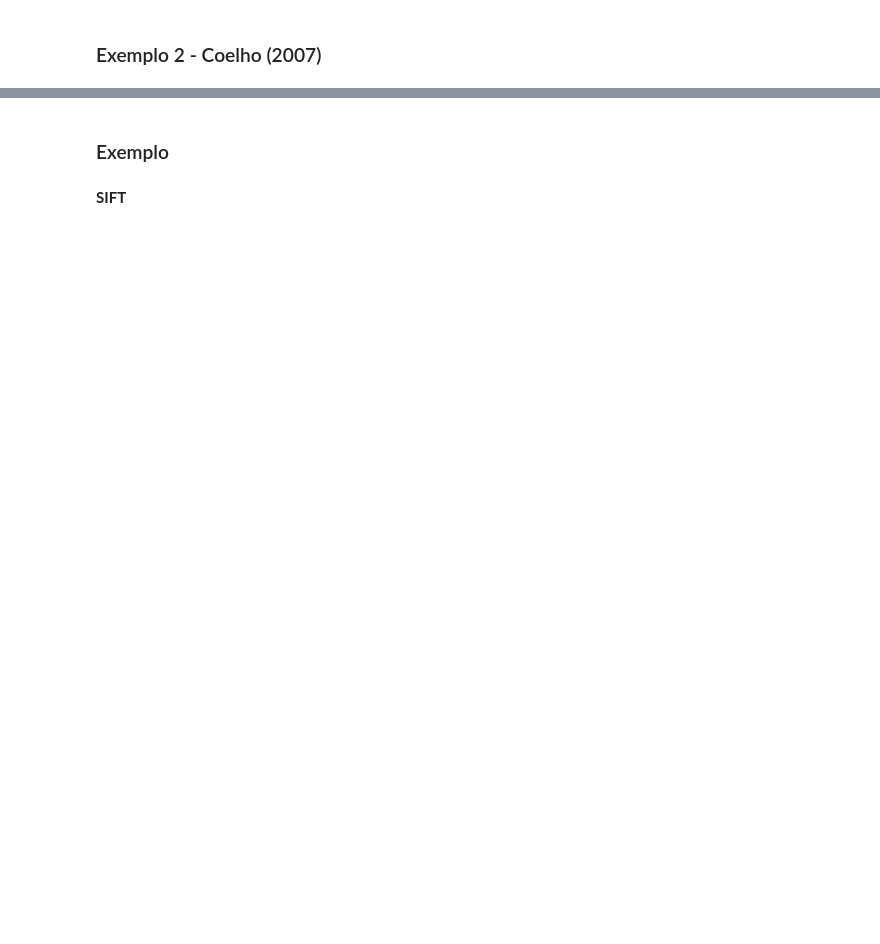
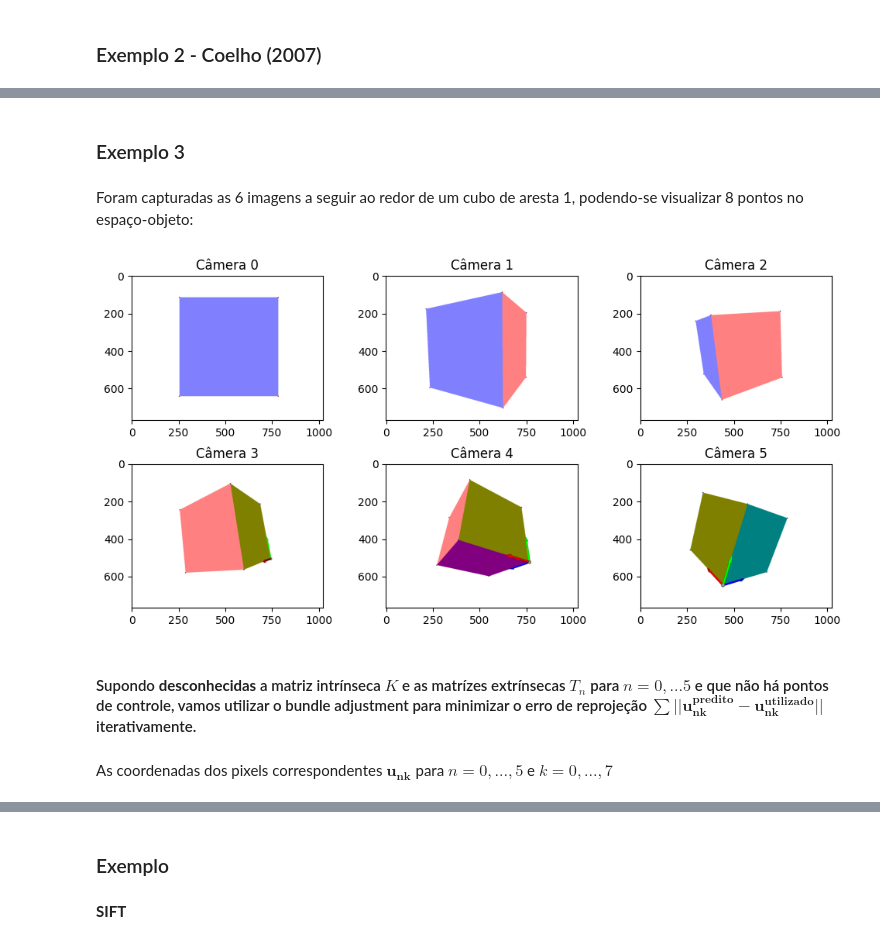
Before and after one commit to HumbertoDiego/SFMTools, a Jupyter notebook: fototriangulação_BundleAdjustment.ipynb, the cells around one changed output, grey strips where cells are left out. Drawn from its saved outputs; the diff is of its cells as text; code cells hidden in the pictures; blank space fills up the shorter version.

```diff
--- a/fototriangulação_BundleAdjustment.ipynb
+++ b/fototriangulação_BundleAdjustment.ipynb
@@ -400,0 +380,33 @@ A matriz das derivadas parciais $A$ seria do formato $(2NO \times 4+6N+3M) = (2*
+# %% [markdown]
+### Exemplo 3
+# %% [markdown]
+Foram capturadas as 6 imagens a seguir ao redor de um cubo de aresta 1, podendo-se visualizar 8 pontos no espaço-objeto:
+# %%
+import matplotlib.pyplot as plt
+import matplotlib.image as mpimg
+
+# Load the images
+img = []
+for i in range(1,7):
+    img.append(mpimg.imread(f'aux_data/CuboCaptrue{i}.png'))
+
+# Create a figure and a set of subplots
+fig, axes = plt.subplots(2, 3, figsize=(10, 5))
+
+# Display images
+c = 0
+for i in range(0,2): # linha
+    for k in range(0,3): # #coluna
+        axes[i][k].imshow(img[c])
+        axes[i][k].set_title(f'Câmera {c}')
+        c+=1
+
+# Adjust layout
+plt.tight_layout()
+plt.show()
+# %% [output]
+[figure, added]
+# %% [markdown]
+#### Supondo <b>desconhecidas</b> a matriz intrínseca $K$ e as matrízes extrínsecas $T_n$ para $n=0,...5$ e que não há pontos de controle, vamos utilizar o bundle adjustment para minimizar o erro de reprojeção $\sum || \mathbf{u^{predito}_{nk}} - \mathbf{u^{utilizado}_{nk}}||$ iterativamente.
+# %% [markdown]
+As coordenadas dos pixels correspondentes $\mathbf{u_{nk}}$ para $n=0,...,5$ e $k=0,...,7$
```
Also changed, not shown: parts of 29 cells of this notebook, 3 other files.
